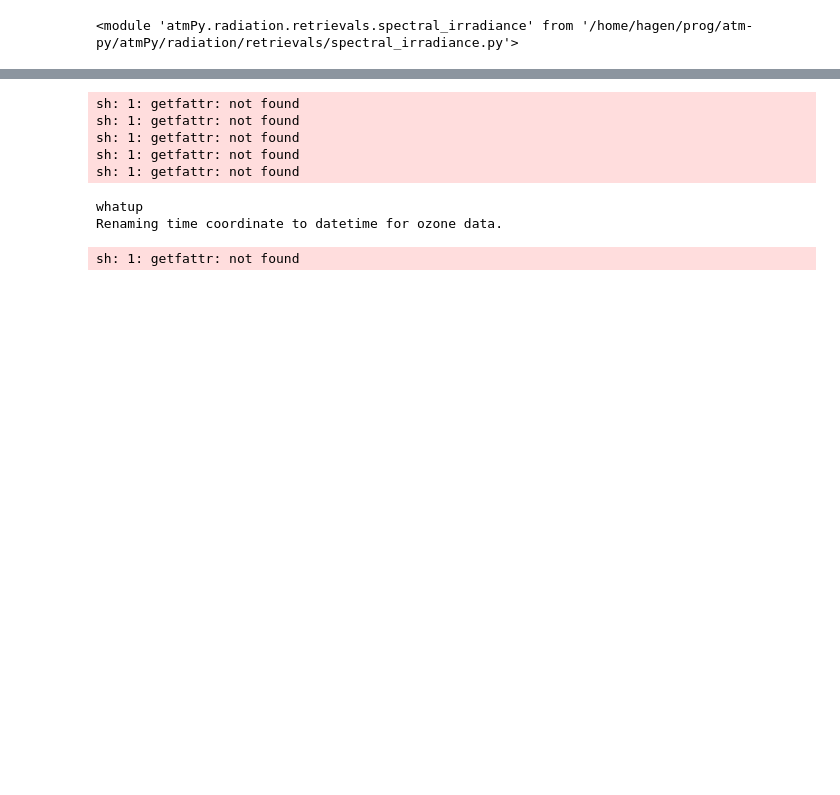
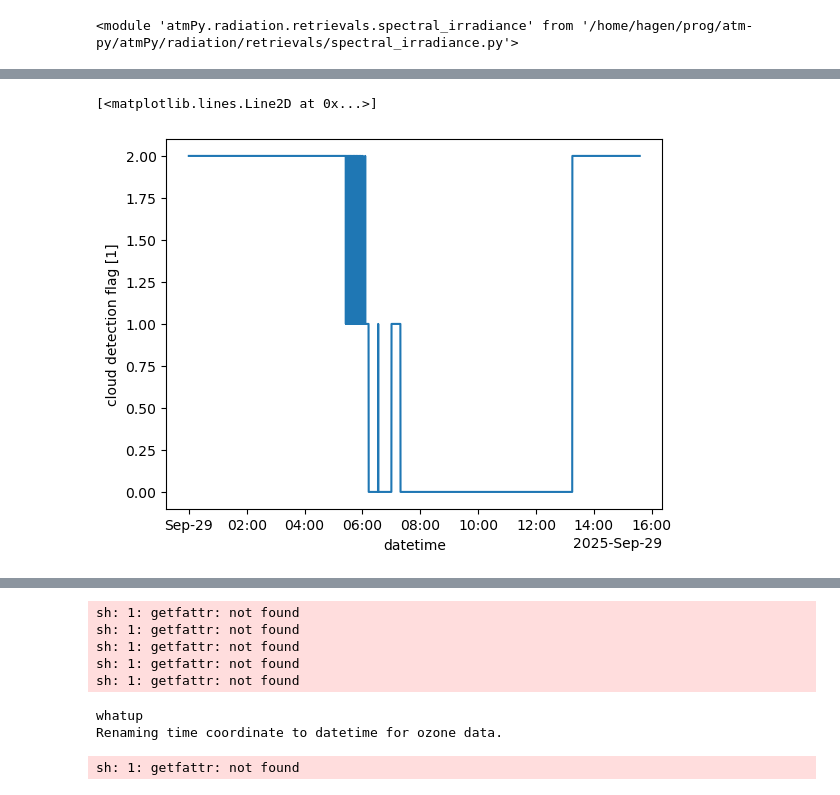
Before and after one commit to HagenTelg/cmpaign_2025_PMOD, a Jupyter notebook: aod_retrieval.ipynb, the cells around one changed output, grey strips where cells are left out. Drawn from its saved outputs; the diff is of its cells as text; code cells hidden in the pictures; blank space fills up the shorter version.

Commit message:
aod product version 0.1 complete

```diff
--- a/aod_retrieval.ipynb
+++ b/aod_retrieval.ipynb
@@ -28,0 +29,4 @@ import atmPy.radiation.retrievals.spectral_irradiance as atmspec
+# %%
+fnlut = '/home/hagen/projecte/mfrsr2pwv/data/pwd_od_lut_648.nc'
+ds_lut = xr.open_dataset(fnlut)
+ds_lut.attrs.update({'path2file': fnlut})
@@ -32,0 +139,8 @@ reload(atmspec)
+# %%
+# Test
+out = make_product(fn = pl.Path('/nfs/grad/Inst/MFR/Campaign/frc/2025/mfrsr/648.cal/v0.1/frc_648_v0.1_20250929.nc'),
+                 fnmet = pl.Path('/nfs/grad/campaign/frc/2025/MetaData.netcdf/frc-vi_metadata_20250929_preliminary.nc'),
+                 fnlut =  ds_lut,
+                 langley_calibration = lt648,
+                 serial_no = 648,
+                 version = 0.1)
@@ -32,0 +157,7 @@ reload(atmspec)
+# %%
+prod = out['product']
+# %%
+prod.cloud_flag.plot()
+# %% [output]
+[<matplotlib.lines.Line2D at 0x...>]
+[figure, added]
```
Also changed, not shown: parts of 28 cells of this notebook.
